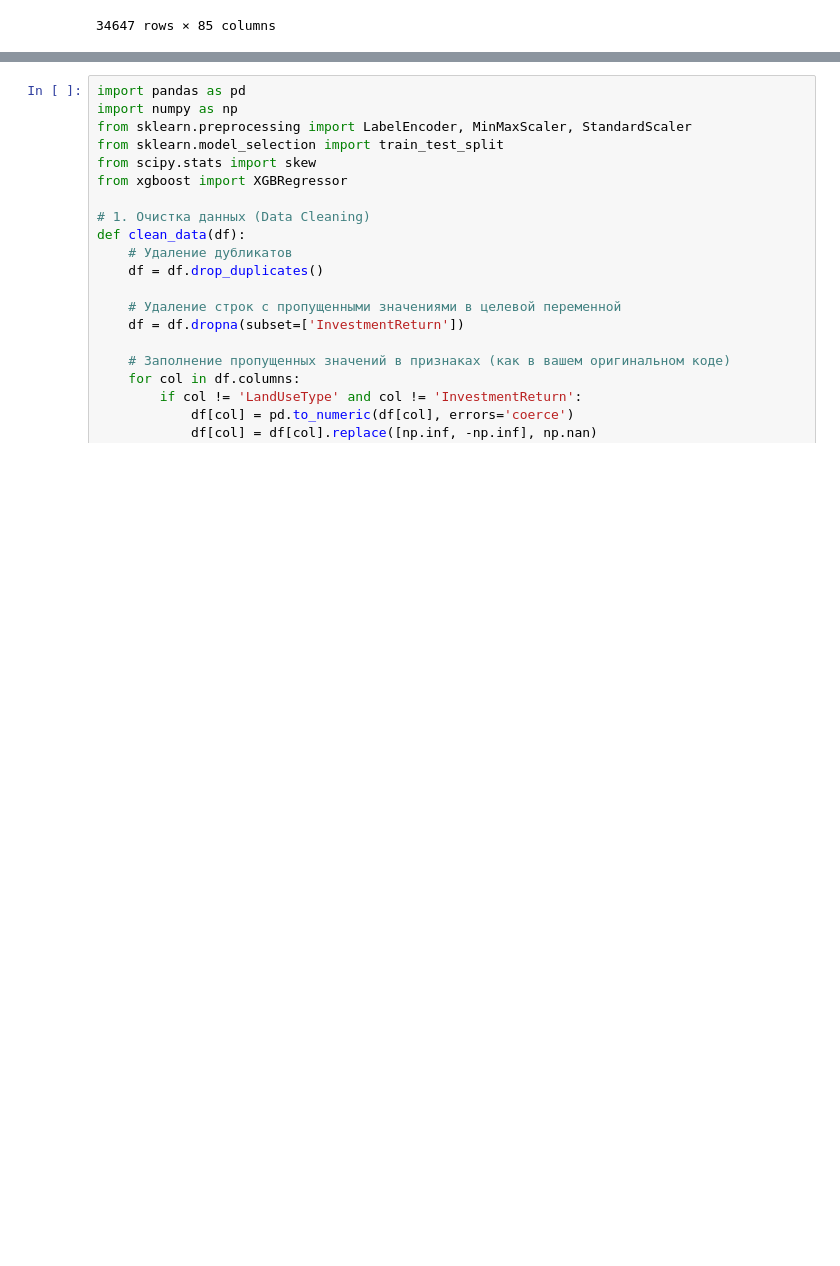
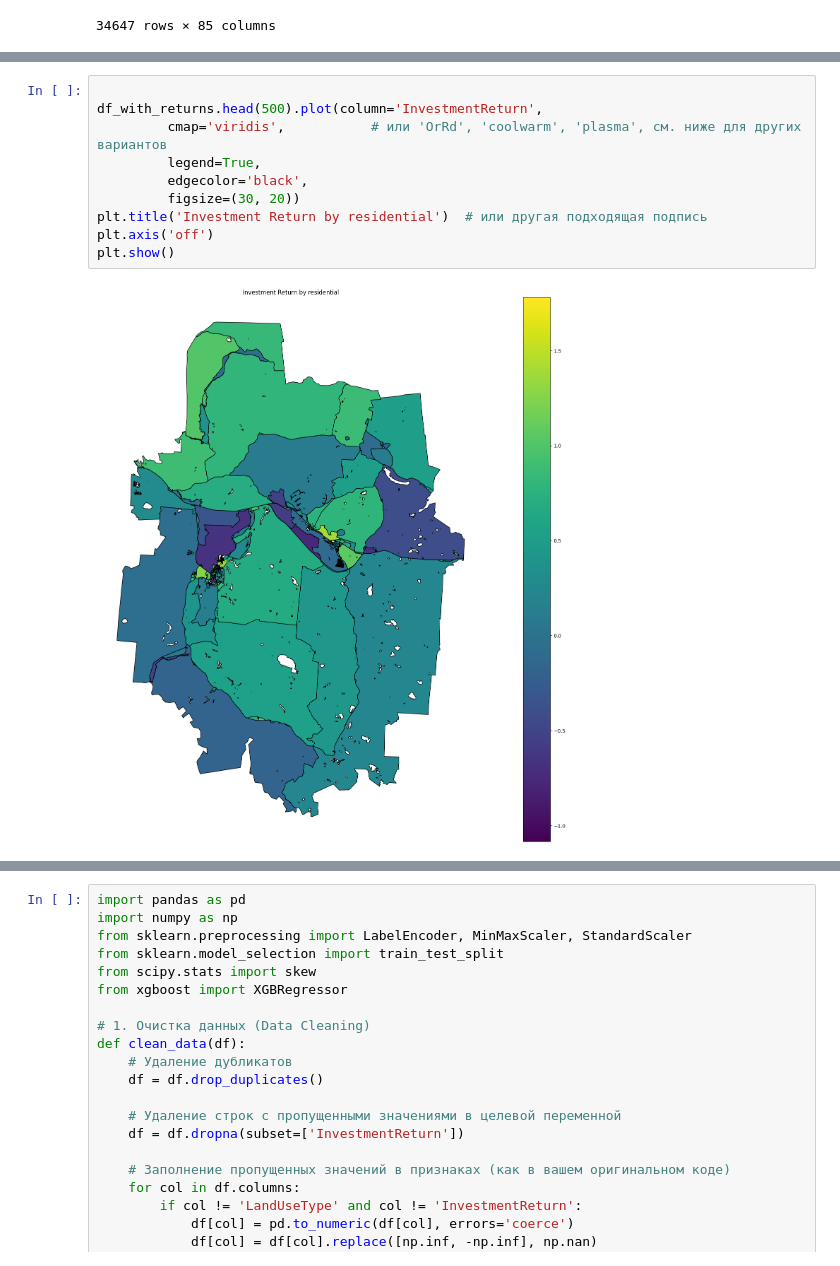
Before and after one commit to Mvin8/Urbanomy, a Jupyter notebook: examples/F37 v2.ipynb, the cells around one changed output, grey strips where cells are left out. Cells and saved outputs as stored; diff of their text form; blank space fills up the shorter version.

```diff
--- a/examples/F37 v2.ipynb
+++ b/examples/F37 v2.ipynb
@@ -536,0 +265,12 @@ df
+# %%
+
+df_with_returns.head(500).plot(column='InvestmentReturn',
+         cmap='viridis',           # или 'OrRd', 'coolwarm', 'plasma', см. ниже для других вариантов
+         legend=True,
+         edgecolor='black',
+         figsize=(30, 20))
+plt.title('Investment Return by residential')  # или другая подходящая подпись
+plt.axis('off')
+plt.show()
+# %% [output]
+[figure, added]
```
Also changed, not shown: parts of 3 cells of this notebook.
